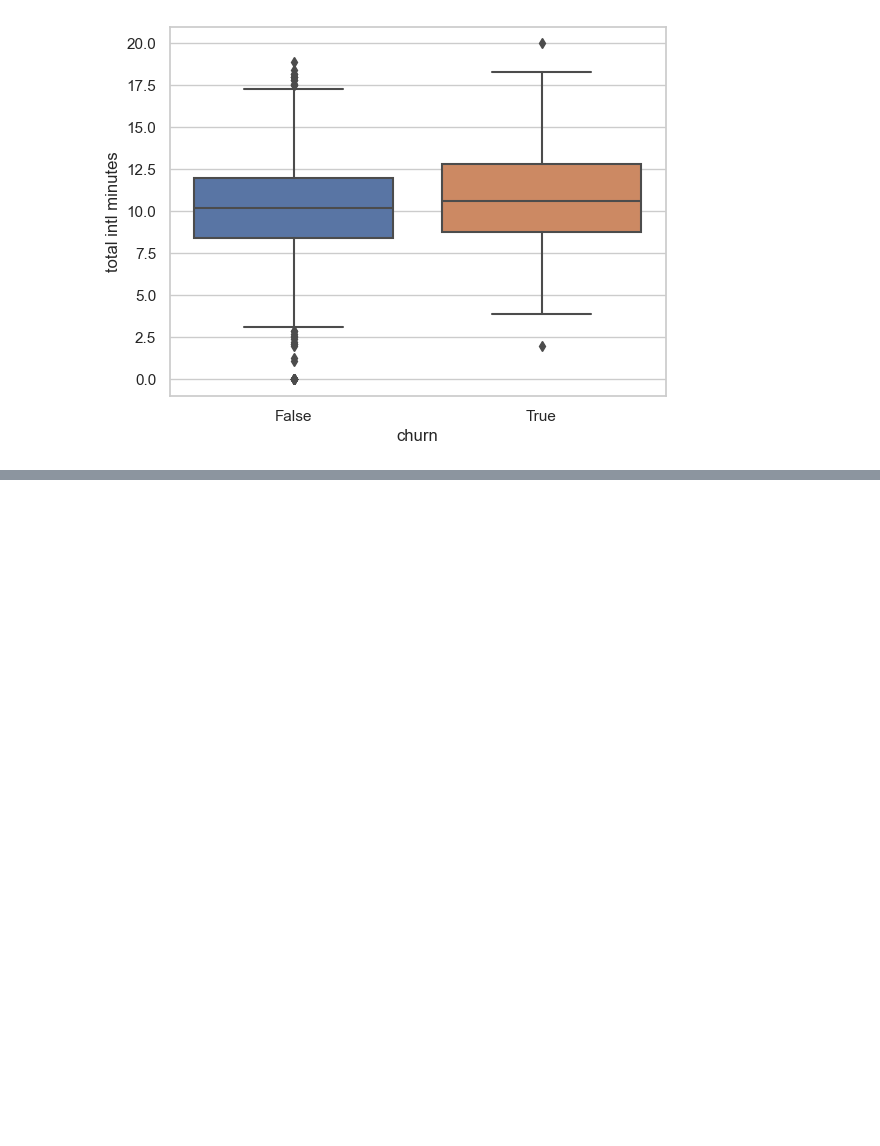
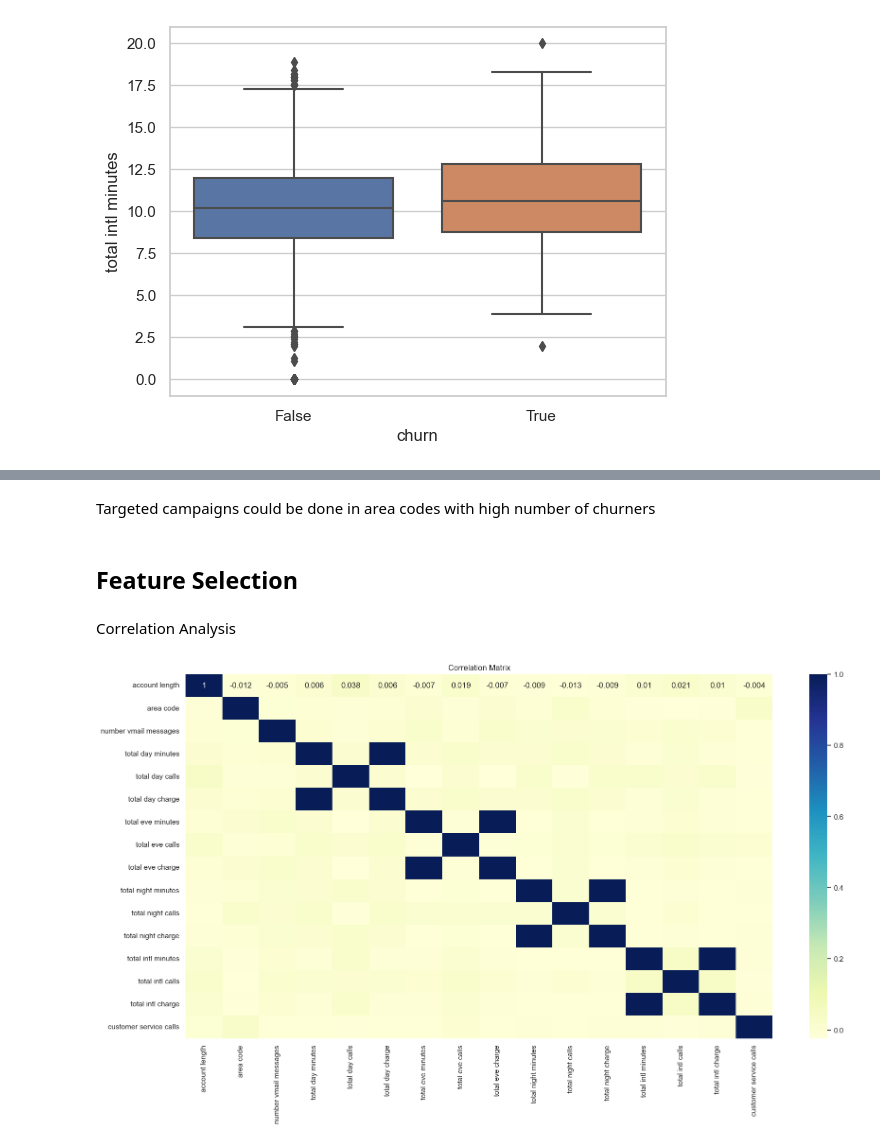
Before and after one commit to njerinjuguna/Customer-Churn, a Jupyter notebook: index.ipynb, the cells around one changed output, grey strips where cells are left out. Drawn from its saved outputs; the diff is of its cells as text; code cells hidden in the pictures; blank space fills up the shorter version.

Commit message:
feature selection

```diff
--- a/index.ipynb
+++ b/index.ipynb
@@ -180,0 +206,18 @@ sns.boxplot(x = 'churn' , y = "total intl minutes" , data=df)
+# %% [markdown]
+Targeted campaigns could be done in area codes with high number of churners
+# %% [markdown]
+## Feature Selection
+# %% [markdown]
+Correlation Analysis
+# %%
+df_numeric = df.select_dtypes(include=[np.number])
+
+cor = df_numeric.corr()
+
+#Heatmap
+plt.figure(figsize=(20, 10))
+sns.heatmap(cor.round(3), annot=True, cmap='YlGnBu')
+plt.title("Correlation Matrix")
+plt.show()
+# %% [output]
+[figure, added]
```
Also changed, not shown: parts of 15 cells of this notebook, 2 other files.
